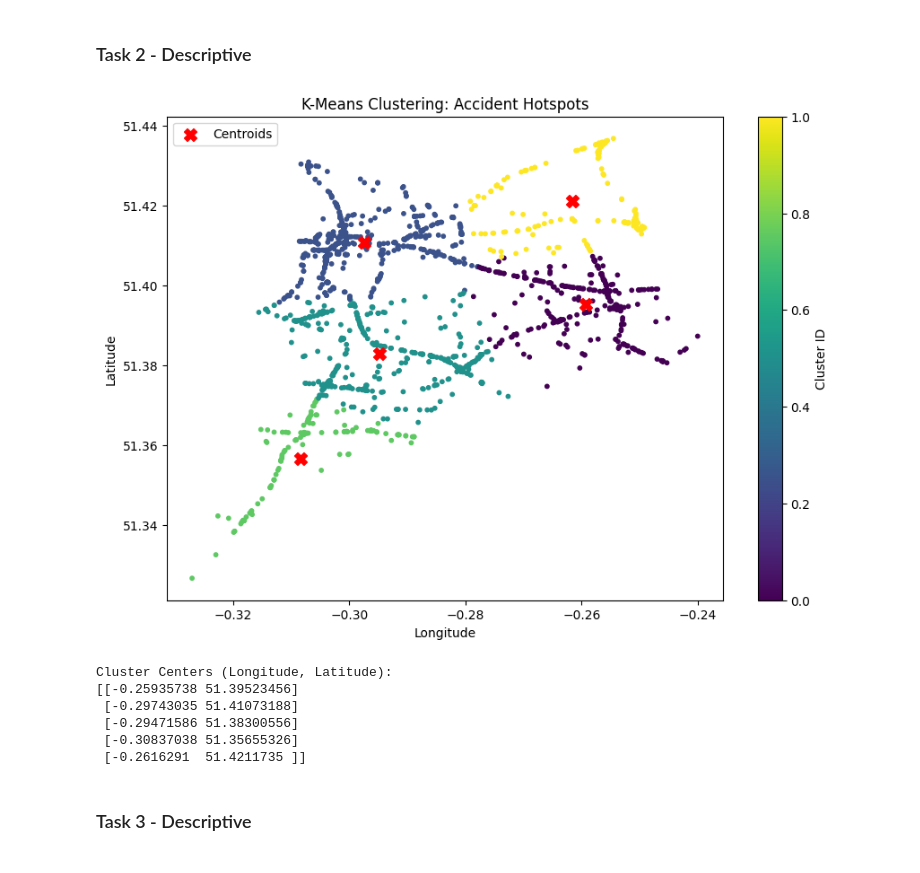
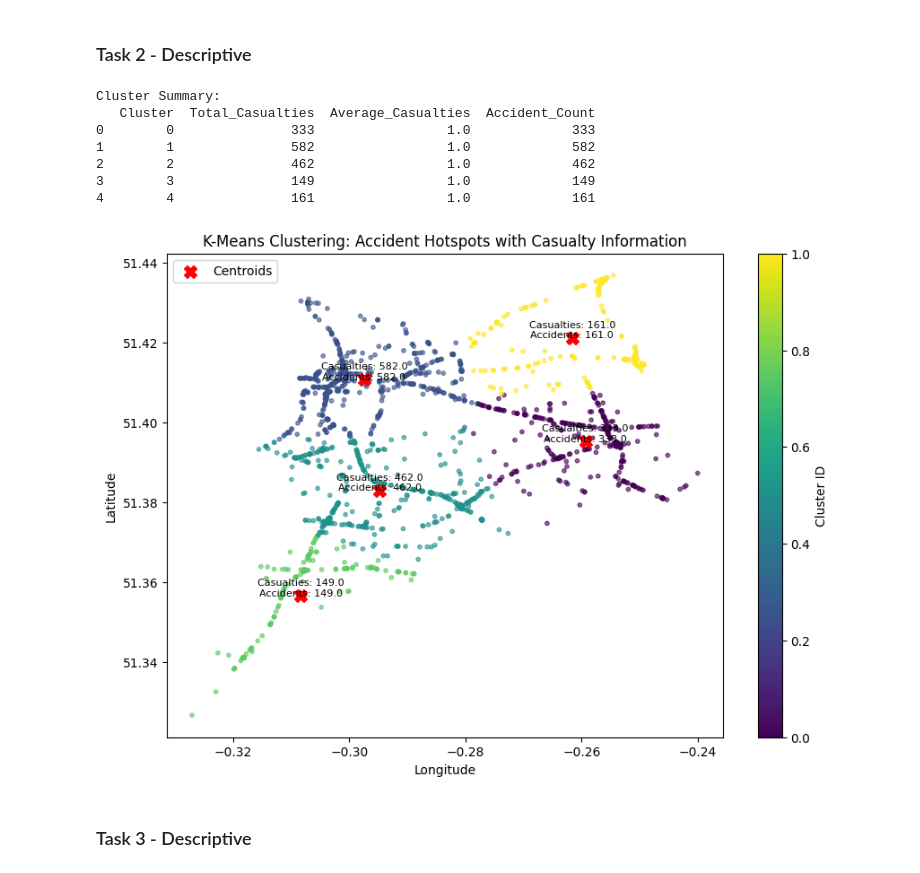
Before and after one commit to christopherjude/data-mining, a Jupyter notebook: accidents.ipynb, the cells around one changed output. Drawn from its saved outputs; the diff is of its cells as text; code cells hidden in the pictures.

```diff
--- a/accidents.ipynb
+++ b/accidents.ipynb
@@ -791,37 +791,55 @@ plt.show()
 # %%
 from sklearn.cluster import KMeans
 import matplotlib.pyplot as plt
+import pandas as pd
 
 # Extract relevant columns for clustering
-geo_data = final_df[['Longitude', 'Latitude']].dropna()
+geo_data = final_df[['Longitude', 'Latitude', 'Number_of_Casualties']].dropna()
 
 # Step 2: Apply K-Means Clustering with multiple initializations
 k = 5  # Number of clusters
 kmeans = KMeans(n_clusters=k, n_init=10, random_state=42)  # Run K-means 10 times for better results
-geo_data['Cluster'] = kmeans.fit_predict(geo_data)
+geo_data['Cluster'] = kmeans.fit_predict(geo_data[['Longitude', 'Latitude']])
 
-# Step 3: Plot Clustering Results
+# Step 3: Aggregate Number of Casualties per Cluster
+cluster_summary = geo_data.groupby('Cluster').agg(
+    Total_Casualties=('Number_of_Casualties', 'sum'),
+    Average_Casualties=('Number_of_Casualties', 'mean'),
+    Accident_Count=('Cluster', 'count')
+).reset_index()
+
+# Display the summary of clusters
+print("Cluster Summary:")
+print(cluster_summary)
+
+# Step 4: Plot Clustering Results with Casualty Information
 plt.figure(figsize=(10, 7))
-plt.scatter(geo_data['Longitude'], geo_data['Latitude'], c=geo_data['Cluster'], cmap='viridis', s=10)
+plt.scatter(geo_data['Longitude'], geo_data['Latitude'], c=geo_data['Cluster'], cmap='viridis', s=10, alpha=0.6)
 plt.scatter(kmeans.cluster_centers_[:, 0], kmeans.cluster_centers_[:, 1], c='red', marker='X', s=100, label='Centroids')
-plt.title("K-Means Clustering: Accident Hotspots")
+
+# Annotate clusters with total casualties
+for i, row in cluster_summary.iterrows():
+    plt.text(kmeans.cluster_centers_[i, 0], kmeans.cluster_centers_[i, 1],
+             f"Casualties: {row['Total_Casualties']}\nAccidents: {row['Accident_Count']}",
+             color='black', fontsize=8, ha='center')
+
+plt.title("K-Means Clustering: Accident Hotspots with Casualty Information")
 plt.xlabel("Longitude")
 plt.ylabel("Latitude")
 plt.colorbar(label="Cluster ID")
 plt.legend()
 plt.show()
 
-# Display cluster centers
-print("Cluster Centers (Longitude, Latitude):")
-print(kmeans.cluster_centers_)
+# lvl of severity
 # %% [output]
+Cluster Summary:
+   Cluster  Total_Casualties  Average_Casualties  Accident_Count
+0        0               333                 1.0             333
+1        1               582                 1.0             582
+2        2               462                 1.0             462
+3        3               149                 1.0             149
+4        4               161                 1.0             161
-[figure, old version]
+[figure, new version]
-Cluster Centers (Longitude, Latitude):
-[[-0.25935738 51.39523456]
- [-0.29743035 51.41073188]
- [-0.29471586 51.38300556]
- [-0.30837038 51.35655326]
- [-0.2616291  51.4211735 ]]
 # %% [markdown]
 ### Task 3 - Descriptive
 # %%
```
Also changed, not shown: parts of 1 cell of this notebook.
